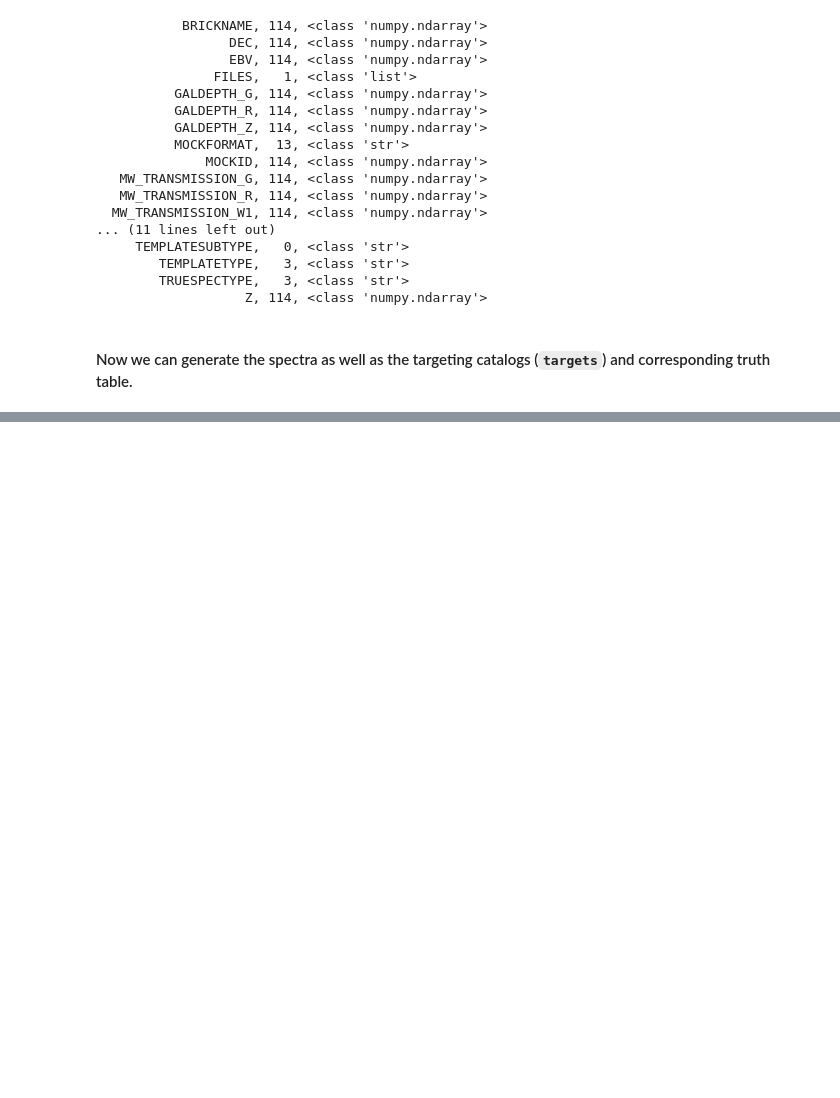
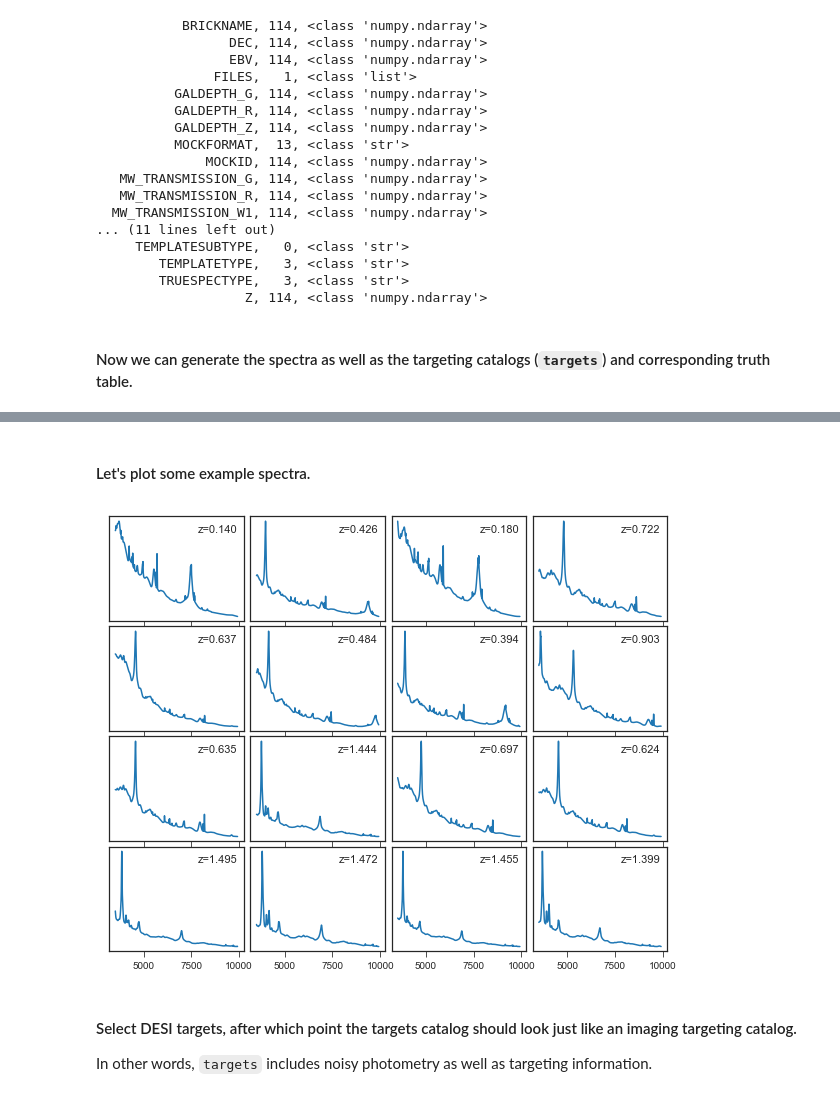
Before and after one commit to desihub/desitarget, a Jupyter notebook: doc/nb/connecting-mocks-and-spectra-examples.ipynb, the cells around one changed output, grey strips where cells are left out. Drawn from its saved outputs; the diff is of its cells as text; code cells hidden in the pictures; blank space fills up the shorter version.

```diff
--- a/doc/nb/connecting-mocks-and-spectra-examples.ipynb
+++ b/doc/nb/connecting-mocks-and-spectra-examples.ipynb
@@ -13,7 +13,7 @@ from desitarget.mock.mockmaker import (QSOMaker, LYAMaker, LRGMaker, ELGMaker,
                                        BGSMaker, MWS_MAINMaker, MWS_NEARBYMaker,
                                        WDMaker, FAINTSTARMaker, SKYMaker)
 # %%
-plt.style.use('seaborn-talk')
+plt.style.use('seaborn-ticks')
 %matplotlib inline
 # %% [markdown]
 #### Specify the (required) path to the dust maps and the desired healpixel.
@@ -22,6 +22,9 @@ dust_dir = '/Users/ioannis/research/data/sfd_dustmaps/maps'
 # %%
 healpixel = 26030
 nside = 64
+# %%
+seed = 555
+rand = np.random.RandomState(seed)
 # %% [markdown]
 ### Tracer and Lya QSOs.
 
@@ -66,0 +94,27 @@ Wall time: 4.56 s
+# %% [markdown]
+#### Let's plot some example spectra.
+# %%
+def plot_subset(wave, flux, truth, nplot=16, ncol=4):
+    """Plot a random sampling of spectra."""
+    nspec, npix = flux.shape
+    nrow = np.ceil(nplot / ncol).astype('int')
+    these = rand.choice(nspec, nplot, replace=False)
+    these = np.sort(these)
+    ww = (wave > 5500) * (wave < 5550)
+
+    fig, ax = plt.subplots(nrow, ncol, figsize=(2.5*ncol, 2*nrow), sharey=False, sharex=True)
+    for thisax, indx in zip(ax.flat, these):
+        thisax.plot(wave, flux[indx, :] / np.median(flux[indx, ww]))
+        thisax.text(0.95, 0.93, 'z={:.3f}'.format(truth['TRUEZ'][indx]), ha='right',
+             va='top', transform=thisax.transAxes, fontsize=11)
+        thisax.xaxis.set_major_locator(plt.MaxNLocator(3))
+        thisax.yaxis.set_ticks([])
+    fig.subplots_adjust(wspace=0.05, hspace=0.05)
+# %%
+plot_subset(wave, flux, truth)
+# %% [output]
+[figure, added]
+# %% [markdown]
+#### Select DESI targets, after which point the targets catalog should look just like an imaging targeting catalog.
+
+In other words, `targets` includes noisy photometry as well as targeting information.
```
Also changed, not shown: parts of 24 cells of this notebook, 1 other file.
